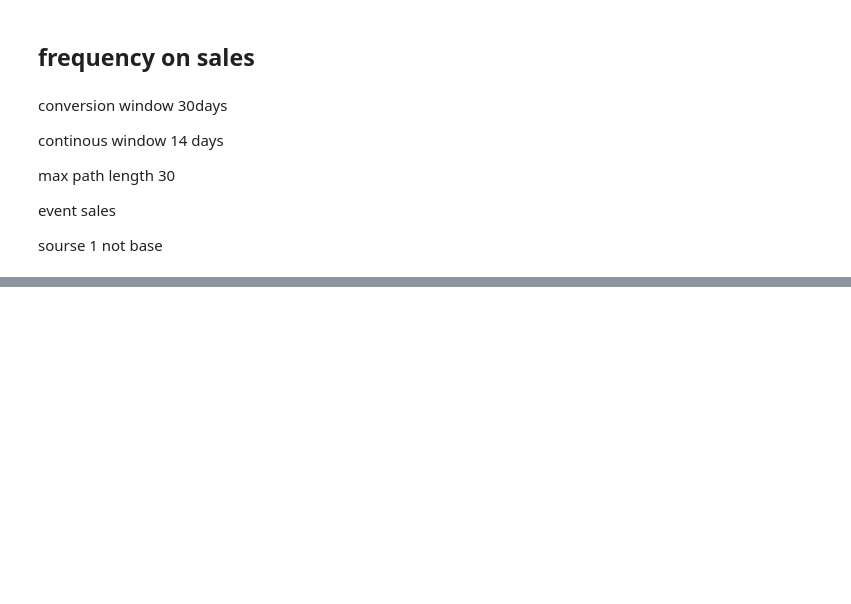
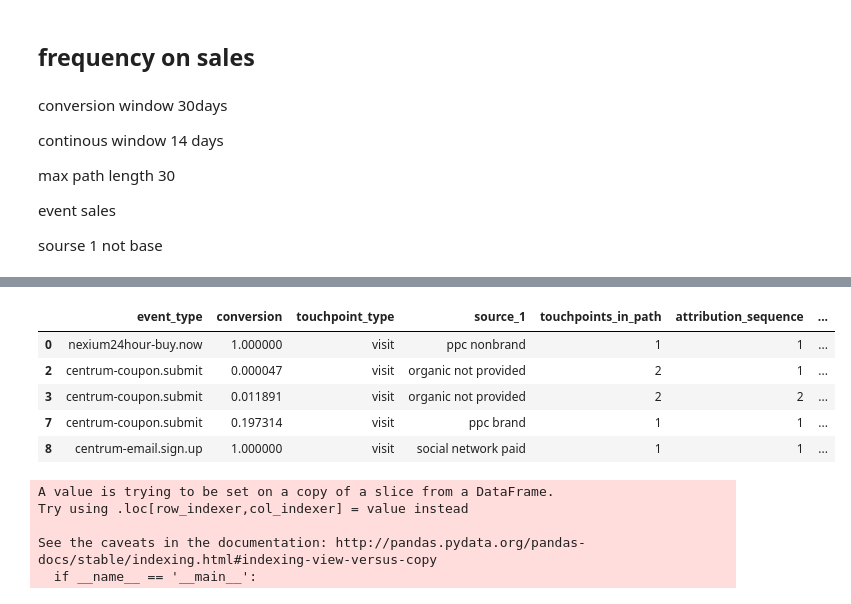
Before and after one commit to CodingZed/mta, a Jupyter notebook: report.ipynb, the cells around one changed output, grey strips where cells are left out. Cells and saved outputs as stored; diff of their text form; code cells hidden in the pictures; blank space fills up the shorter version.

```diff
--- a/report.ipynb
+++ b/report.ipynb
@@ -84,0 +87,2 @@ df_sale_fre_count = df_sale_fre.groupby('count')['count'].count().sort_index()[:
+# %%
+df_nobase=df_all[df_all['source_1']!='base']
@@ -84,0 +109,6 @@ df_sale_fre_count = df_sale_fre.groupby('count')['count'].count().sort_index()[:
+# %%
+selected_col=['event_type','conversion','touchpoint_type','source_1','touchpoints_in_path','attribution_sequence','path_position']
+# %%
+df_col=[x for x in df_nobase.columns.tolist() if x in selected_col ]
+
+df_col.extend(date_col)
@@ -84,0 +129,19 @@ df_sale_fre_count = df_sale_fre.groupby('count')['count'].count().sort_index()[:
+# %%
+df_keep=df_nobase[df_col]
+# %%
+df_keep.head()
+# %% [output]
+|  | event_type | conversion | touchpoint_type | source_1 | touchpoints_in_path | attribution_sequence | ... |
+| 0 | nexium24hour-buy.now | 1.000000 | visit | ppc nonbrand | 1 | 1 | ... |
+| 2 | centrum-coupon.submit | 0.000047 | visit | organic not provided | 2 | 1 | ... |
+| 3 | centrum-coupon.submit | 0.011891 | visit | organic not provided | 2 | 2 | ... |
+| 7 | centrum-coupon.submit | 0.197314 | visit | ppc brand | 1 | 1 | ... |
+| 8 | centrum-email.sign.up | 1.000000 | visit | social network paid | 1 | 1 | ... |
+# %%
+df_keep['event_to_touchpoint']=(df_keep.event_date-df_keep.touchpoint_date).dt.total_seconds()
+# %% [output]
+A value is trying to be set on a copy of a slice from a DataFrame.
+Try using .loc[row_indexer,col_indexer] = value instead
+
+See the caveats in the documentation: http://pandas.pydata.org/pandas-docs/stable/indexing.html#indexing-view-versus-copy
+  if __name__ == '__main__':
```
Also changed, not shown: parts of 30 cells of this notebook.
